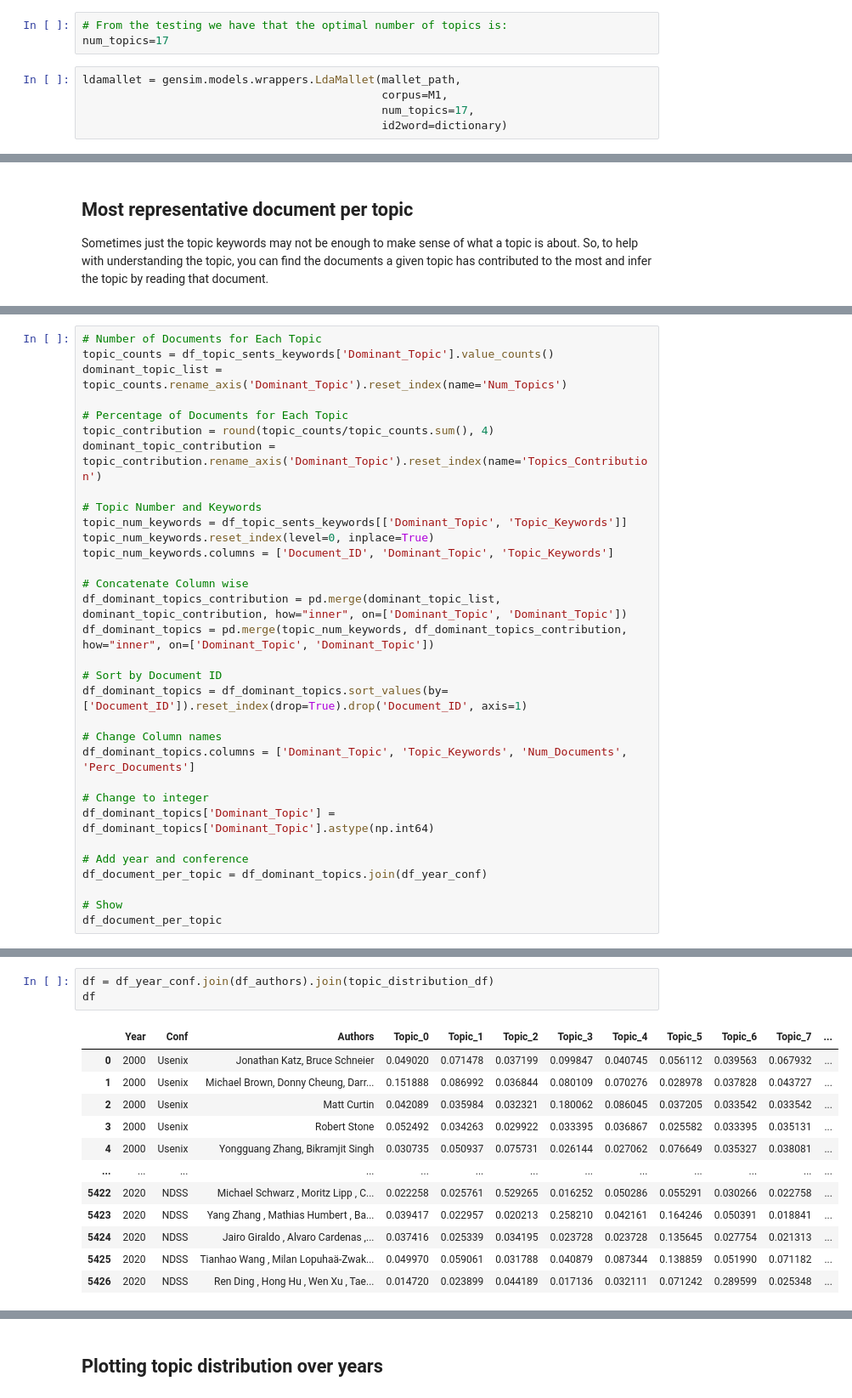
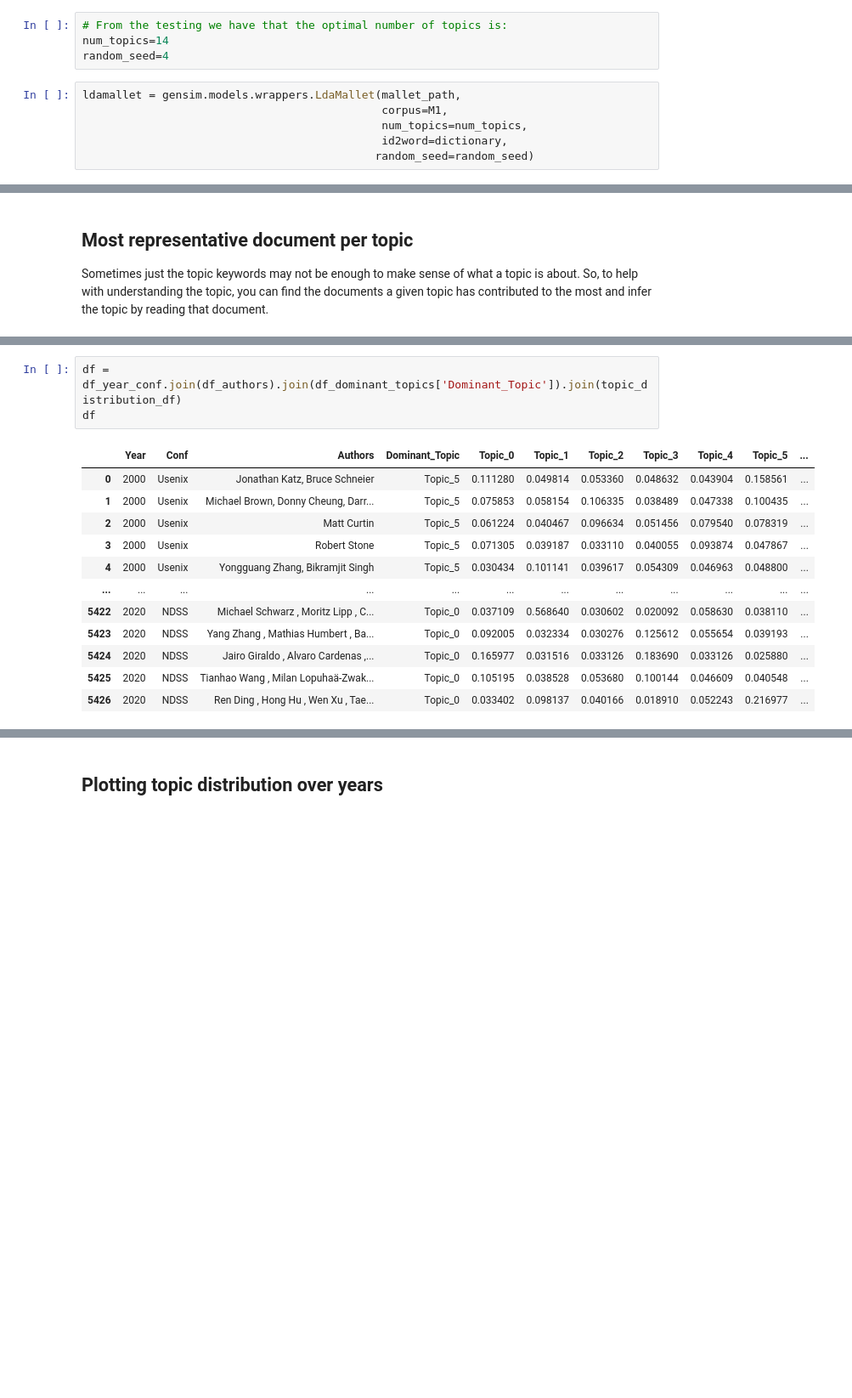
Before and after one commit to richard-johansson/topic_modeling, a Jupyter notebook: topicModeller2.0.ipynb, the cells around one changed output, grey strips where cells are left out. Shown at 85% size. Drawn from its saved outputs; the diff is of its cells as text; blank space fills up the shorter version.

```diff
--- a/topicModeller2.0.ipynb
+++ b/topicModeller2.0.ipynb
@@ -543,12 +340,14 @@ And one can see that we now have three good candidates in the number of topics
 Reads the LDA mallet model from the folder /mallet-2.0.8
 # %%
 # From the testing we have that the optimal number of topics is:
-num_topics=17
+num_topics=14
+random_seed=4
 # %%
 ldamallet = gensim.models.wrappers.LdaMallet(mallet_path,
                                              corpus=M1,
-                                             num_topics=17,
-                                             id2word=dictionary)
+                                             num_topics=num_topics,
+                                             id2word=dictionary,
+                                            random_seed=random_seed)
 # %%
 # Show Topics
 pprint(ldamallet.show_topics(formatted=False))
@@ -917,32 +602,0 @@ Finally, we want to understand the volume and distribution of topics in order to
-# %%
-# Number of Documents for Each Topic
-topic_counts = df_topic_sents_keywords['Dominant_Topic'].value_counts()
-dominant_topic_list = topic_counts.rename_axis('Dominant_Topic').reset_index(name='Num_Topics')
-
-# Percentage of Documents for Each Topic
-topic_contribution = round(topic_counts/topic_counts.sum(), 4)
-dominant_topic_contribution = topic_contribution.rename_axis('Dominant_Topic').reset_index(name='Topics_Contribution')
-
-# Topic Number and Keywords
-topic_num_keywords = df_topic_sents_keywords[['Dominant_Topic', 'Topic_Keywords']]
-topic_num_keywords.reset_index(level=0, inplace=True)
-topic_num_keywords.columns = ['Document_ID', 'Dominant_Topic', 'Topic_Keywords']
-
-# Concatenate Column wise
-df_dominant_topics_contribution = pd.merge(dominant_topic_list, dominant_topic_contribution, how="inner", on=['Dominant_Topic', 'Dominant_Topic'])
-df_dominant_topics = pd.merge(topic_num_keywords, df_dominant_topics_contribution, how="inner", on=['Dominant_Topic', 'Dominant_Topic'])
-
-# Sort by Document ID
-df_dominant_topics = df_dominant_topics.sort_values(by=['Document_ID']).reset_index(drop=True).drop('Document_ID', axis=1)
-
-# Change Column names
-df_dominant_topics.columns = ['Dominant_Topic', 'Topic_Keywords', 'Num_Documents', 'Perc_Documents']
-
-# Change to integer
-df_dominant_topics['Dominant_Topic'] = df_dominant_topics['Dominant_Topic'].astype(np.int64)
-
-# Add year and conference
-df_document_per_topic = df_dominant_topics.join(df_year_conf)
-
-# Show
-df_document_per_topic
@@ -966,18 +606,18 @@ Hur många artiklar från Usenix 2012 har topic x?
 
 paper - author - year - Conference - topic1 - topic 2 - ... - topic N
 # %%
-df = df_year_conf.join(df_authors).join(topic_distribution_df)
+df = df_year_conf.join(df_authors).join(df_dominant_topics['Dominant_Topic']).join(topic_distribution_df)
 df
 # %% [output]
-|  | Year | Conf | Authors | Topic_0 | Topic_1 | Topic_2 | Topic_3 | Topic_4 | Topic_5 | Topic_6 | Topic_7 | ... |
-| 0 | 2000 | Usenix | Jonathan Katz, Bruce Schneier | 0.049020 | 0.071478 | 0.037199 | 0.099847 | 0.040745 | 0.056112 | 0.039563 | 0.067932 | ... |
-| 1 | 2000 | Usenix | Michael Brown, Donny Cheung, Darr... | 0.151888 | 0.086992 | 0.036844 | 0.080109 | 0.070276 | 0.028978 | 0.037828 | 0.043727 | ... |
-| 2 | 2000 | Usenix | Matt Curtin | 0.042089 | 0.035984 | 0.032321 | 0.180062 | 0.086045 | 0.037205 | 0.033542 | 0.033542 | ... |
-| 3 | 2000 | Usenix | Robert Stone | 0.052492 | 0.034263 | 0.029922 | 0.033395 | 0.036867 | 0.025582 | 0.033395 | 0.035131 | ... |
-| 4 | 2000 | Usenix | Yongguang Zhang, Bikramjit Singh | 0.030735 | 0.050937 | 0.075731 | 0.026144 | 0.027062 | 0.076649 | 0.035327 | 0.038081 | ... |
-| ... | ... | ... | ... | ... | ... | ... | ... | ... | ... | ... | ... | ... |
-| 5422 | 2020 | NDSS | Michael Schwarz , Moritz Lipp , C... | 0.022258 | 0.025761 | 0.529265 | 0.016252 | 0.050286 | 0.055291 | 0.030266 | 0.022758 | ... |
-| 5423 | 2020 | NDSS | Yang Zhang , Mathias Humbert , Ba... | 0.039417 | 0.022957 | 0.020213 | 0.258210 | 0.042161 | 0.164246 | 0.050391 | 0.018841 | ... |
-| 5424 | 2020 | NDSS | Jairo Giraldo , Alvaro Cardenas ,... | 0.037416 | 0.025339 | 0.034195 | 0.023728 | 0.023728 | 0.135645 | 0.027754 | 0.021313 | ... |
-| 5425 | 2020 | NDSS | Tianhao Wang , Milan Lopuhaä-Zwak... | 0.049970 | 0.059061 | 0.031788 | 0.040879 | 0.087344 | 0.138859 | 0.051990 | 0.071182 | ... |
-| 5426 | 2020 | NDSS | Ren Ding , Hong Hu , Wen Xu , Tae... | 0.014720 | 0.023899 | 0.044189 | 0.017136 | 0.032111 | 0.071242 | 0.289599 | 0.025348 | ... |
+|  | Year | Conf | Authors | Dominant_Topic | Topic_0 | Topic_1 | Topic_2 | Topic_3 | Topic_4 | Topic_5 | ... |
+| 0 | 2000 | Usenix | Jonathan Katz, Bruce Schneier | Topic_5 | 0.111280 | 0.049814 | 0.053360 | 0.048632 | 0.043904 | 0.158561 | ... |
+| 1 | 2000 | Usenix | Michael Brown, Donny Cheung, Darr... | Topic_5 | 0.075853 | 0.058154 | 0.106335 | 0.038489 | 0.047338 | 0.100435 | ... |
+| 2 | 2000 | Usenix | Matt Curtin | Topic_5 | 0.061224 | 0.040467 | 0.096634 | 0.051456 | 0.079540 | 0.078319 | ... |
+| 3 | 2000 | Usenix | Robert Stone | Topic_5 | 0.071305 | 0.039187 | 0.033110 | 0.040055 | 0.093874 | 0.047867 | ... |
+| 4 | 2000 | Usenix | Yongguang Zhang, Bikramjit Singh | Topic_5 | 0.030434 | 0.101141 | 0.039617 | 0.054309 | 0.046963 | 0.048800 | ... |
+| ... | ... | ... | ... | ... | ... | ... | ... | ... | ... | ... | ... |
+| 5422 | 2020 | NDSS | Michael Schwarz , Moritz Lipp , C... | Topic_0 | 0.037109 | 0.568640 | 0.030602 | 0.020092 | 0.058630 | 0.038110 | ... |
+| 5423 | 2020 | NDSS | Yang Zhang , Mathias Humbert , Ba... | Topic_0 | 0.092005 | 0.032334 | 0.030276 | 0.125612 | 0.055654 | 0.039193 | ... |
+| 5424 | 2020 | NDSS | Jairo Giraldo , Alvaro Cardenas ,... | Topic_0 | 0.165977 | 0.031516 | 0.033126 | 0.183690 | 0.033126 | 0.025880 | ... |
+| 5425 | 2020 | NDSS | Tianhao Wang , Milan Lopuhaä-Zwak... | Topic_0 | 0.105195 | 0.038528 | 0.053680 | 0.100144 | 0.046609 | 0.040548 | ... |
+| 5426 | 2020 | NDSS | Ren Ding , Hong Hu , Wen Xu , Tae... | Topic_0 | 0.033402 | 0.098137 | 0.040166 | 0.018910 | 0.052243 | 0.216977 | ... |
```
Also changed, not shown: parts of 55 cells of this notebook.
